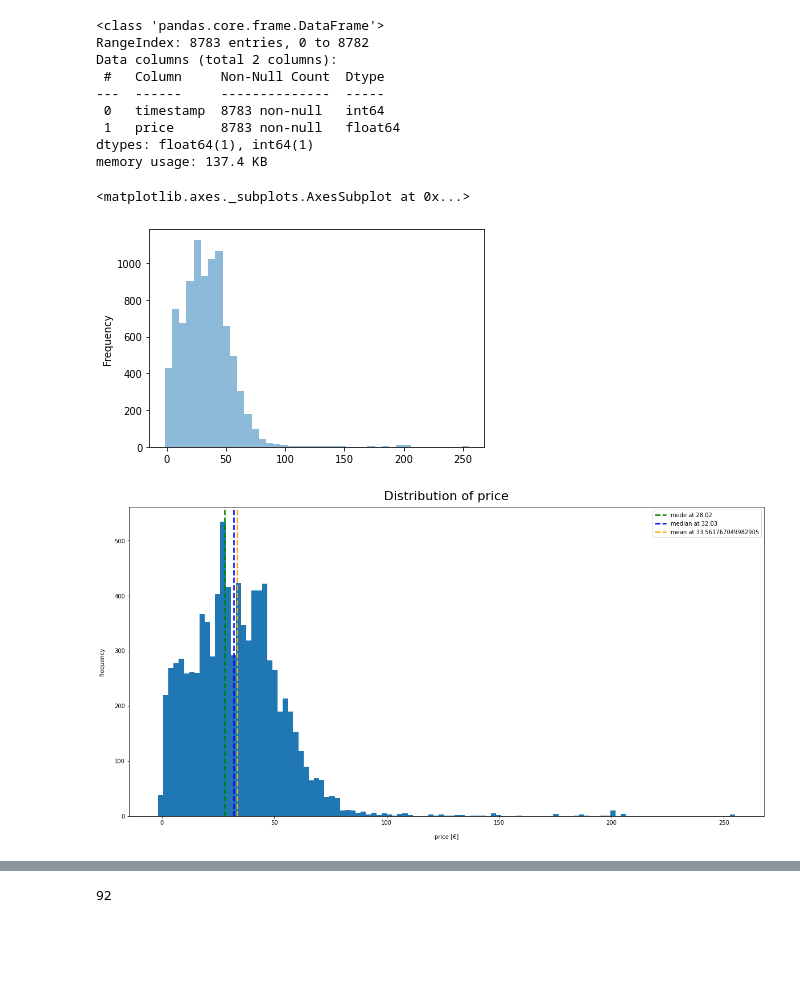
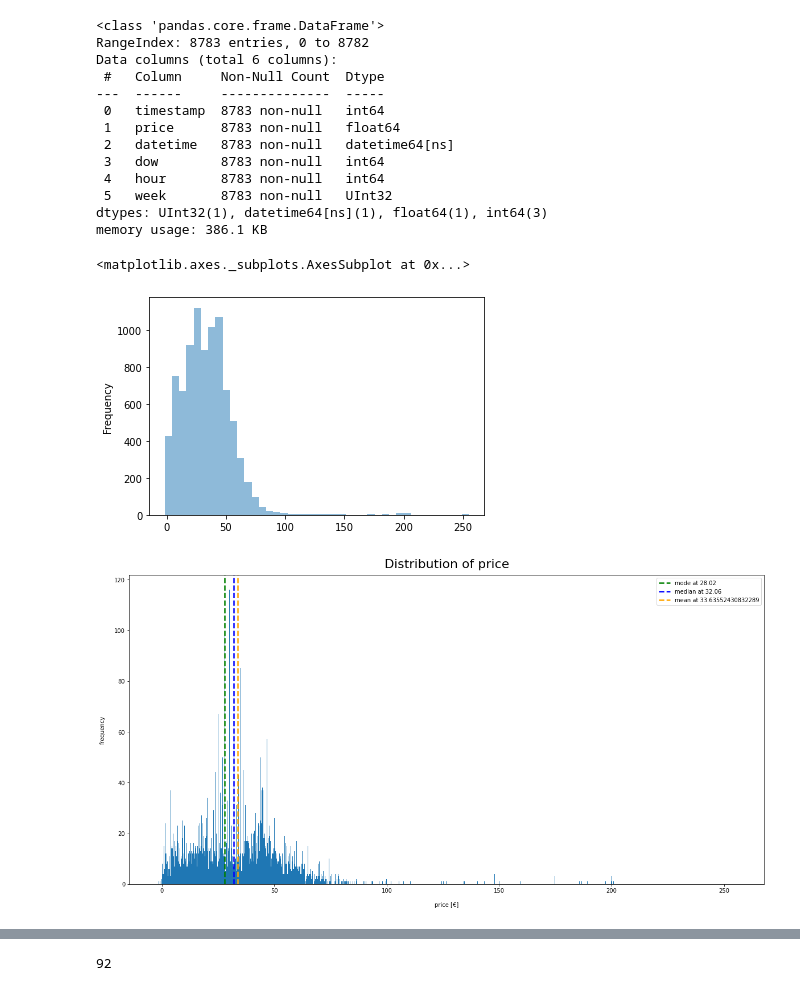
Before and after one commit to taavip/automatic-control-of-electrical-equipment-basis-of-price, a Jupyter notebook: script.ipynb, the cells around one changed output, grey strips where cells are left out. Cells and saved outputs as stored; diff of their text form; code cells hidden in the pictures; blank space fills up the shorter version.

```diff
--- a/script.ipynb
+++ b/script.ipynb
@@ -28,6 +28,10 @@ def get_tabel():
   response = requests.get(url).json()
 
   ep=pd.json_normalize(response['data']['ee'])
+  ep['datetime'] = pd.to_datetime(ep['timestamp'], unit='s')
+  ep['dow'] = pd.to_datetime(ep['timestamp'], unit='s').dt.dayofweek
+  ep['hour'] = pd.to_datetime(ep['timestamp'], unit='s').dt.hour
+  ep['week'] = pd.to_datetime(ep['timestamp'], unit='s').dt.isocalendar().week
 
   url=("http://ohuseire.ee/station/csv?filter%5BstationId%5D=36&filter%5BdateFrom%5D="+str((datetime.now() + timedelta(hours=36)-relativedelta(years=1)).date().strftime("%d.%m.%Y"))+"&filter%5BdateUntil%5D="+str((datetime.now() ).date().strftime("%d.%m.%Y")))
 
@@ -47,10 +51,7 @@ def get_tabel():
   c["WD10"] = d["WD10"]
   c['timestamp'] = d['timestamp']
   c= c.drop("Kuupäev",axis=1)
-  c['datetime'] = pd.to_datetime(c['timestamp'], unit='s')
-  c['dow'] = pd.to_datetime(c['timestamp'], unit='s').dt.dayofweek
-  c['hour'] = pd.to_datetime(c['timestamp'], unit='s').dt.hour
-  c['week'] = pd.to_datetime(c['timestamp'], unit='s').dt.isocalendar().week
+
   #pd.merge(c, ep, on=['timestamp'])
   return ep
 # %%
@@ -60,36 +61,40 @@ df.info()
 # %% [output]
 <class 'pandas.core.frame.DataFrame'>
 RangeIndex: 8783 entries, 0 to 8782
-Data columns (total 2 columns):
+Data columns (total 6 columns):
  #   Column     Non-Null Count  Dtype
 ---  ------     --------------  -----
  0   timestamp  8783 non-null   int64
  1   price      8783 non-null   float64
-dtypes: float64(1), int64(1)
-memory usage: 137.4 KB
+ 2   datetime   8783 non-null   datetime64[ns]
+ 3   dow        8783 non-null   int64
+ 4   hour       8783 non-null   int64
+ 5   week       8783 non-null   UInt32
+dtypes: UInt32(1), datetime64[ns](1), float64(1), int64(3)
+memory usage: 386.1 KB
 # %%
 df.price.plot.hist(bins=42, alpha=0.5)
 # %% [output]
 <matplotlib.axes._subplots.AxesSubplot at 0x...>
-[figure, old version]
+[figure, new version]
 # %%
 #df['price'].plot(kind='hist', figsize=(10, 8), linewidth=2, color='whitesmoke', edgecolor='gray')
 plt.figure(figsize=(20,10))
-plt.hist(df['price'], bins=111 )
+plt.hist(df['price'], bins=2250 )
 
 plt.xlabel("price [€]", labelpad=15)
 plt.ylabel("frequency", labelpad=15)
 #plt.xscale('log')
 #plt.yscale('log')
 plt.title("Distribution of price", y=1.012, fontsize=22)
 measurements = [df['price'].mode()[0], df['price'].median(), df['price'].mean()]
 names = ["mode", "median", "mean"]
 colors = ['green', 'blue', 'orange']
 for measurement, name, color in zip(measurements, names, colors):
     plt.axvline(x=measurement, linestyle='--', linewidth=2.5, label='{0} at {1}'.format(name, measurement), c=color)
 plt.legend();
 # %% [output]
-[figure, old version]
+[figure, new version]
 # %%
 def nsmall(a, n):
     return np.partition(a, n)[n]
```
Also changed, not shown: parts of 1 cell of this notebook.
